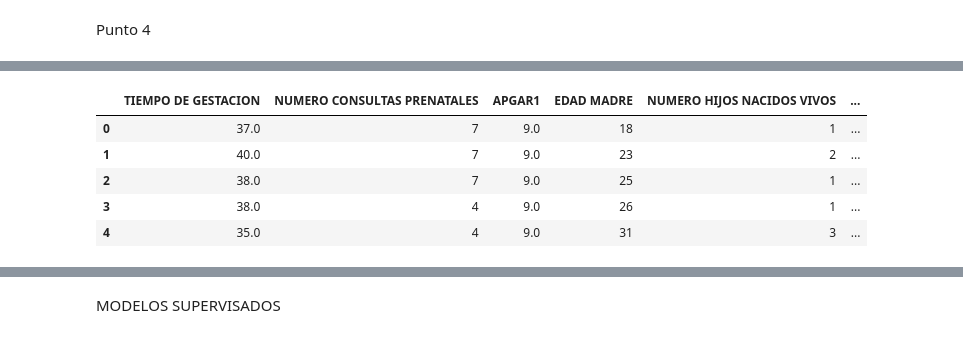
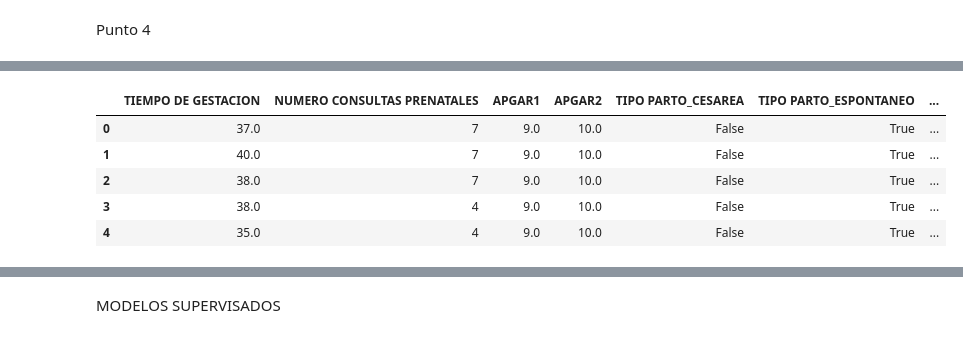
Before and after one commit to botanicalex/mineria_final, a Jupyter notebook: modelo.ipynb, the cells around one changed output, grey strips where cells are left out. Cells and saved outputs as stored; diff of their text form; code cells hidden in the pictures.

```diff
--- a/modelo.ipynb
+++ b/modelo.ipynb
@@ -23,15 +15,15 @@ from sklearn.model_selection import cross_val_score, StratifiedKFold
 import seaborn as sns
 import matplotlib.pyplot as plt
 # %%
-# Cargar el dataset preparado en el notebook anterior
-df = pd.read_csv("df_preparado_para_modelado.csv")
+# Cargar el dataset preparado en el notebook de limpieza de datos
+df = pd.read_csv("df_limpio.csv")
 
 df.head()
 # %% [output]
-|  | TIEMPO DE GESTACION | NUMERO CONSULTAS PRENATALES | APGAR1 | EDAD MADRE | NUMERO HIJOS NACIDOS VIVOS | ... |
-| 0 | 37.0 | 7 | 9.0 | 18 | 1 | ... |
-| 1 | 40.0 | 7 | 9.0 | 23 | 2 | ... |
-| 2 | 38.0 | 7 | 9.0 | 25 | 1 | ... |
-| 3 | 38.0 | 4 | 9.0 | 26 | 1 | ... |
-| 4 | 35.0 | 4 | 9.0 | 31 | 3 | ... |
+|  | TIEMPO DE GESTACION | NUMERO CONSULTAS PRENATALES | APGAR1 | APGAR2 | TIPO PARTO_CESAREA | TIPO PARTO_ESPONTANEO | ... |
+| 0 | 37.0 | 7 | 9.0 | 10.0 | False | True | ... |
+| 1 | 40.0 | 7 | 9.0 | 10.0 | False | True | ... |
+| 2 | 38.0 | 7 | 9.0 | 10.0 | False | True | ... |
+| 3 | 38.0 | 4 | 9.0 | 10.0 | False | True | ... |
+| 4 | 35.0 | 4 | 9.0 | 10.0 | False | True | ... |
 # %%
```
Also changed, not shown: parts of 36 cells of this notebook.
